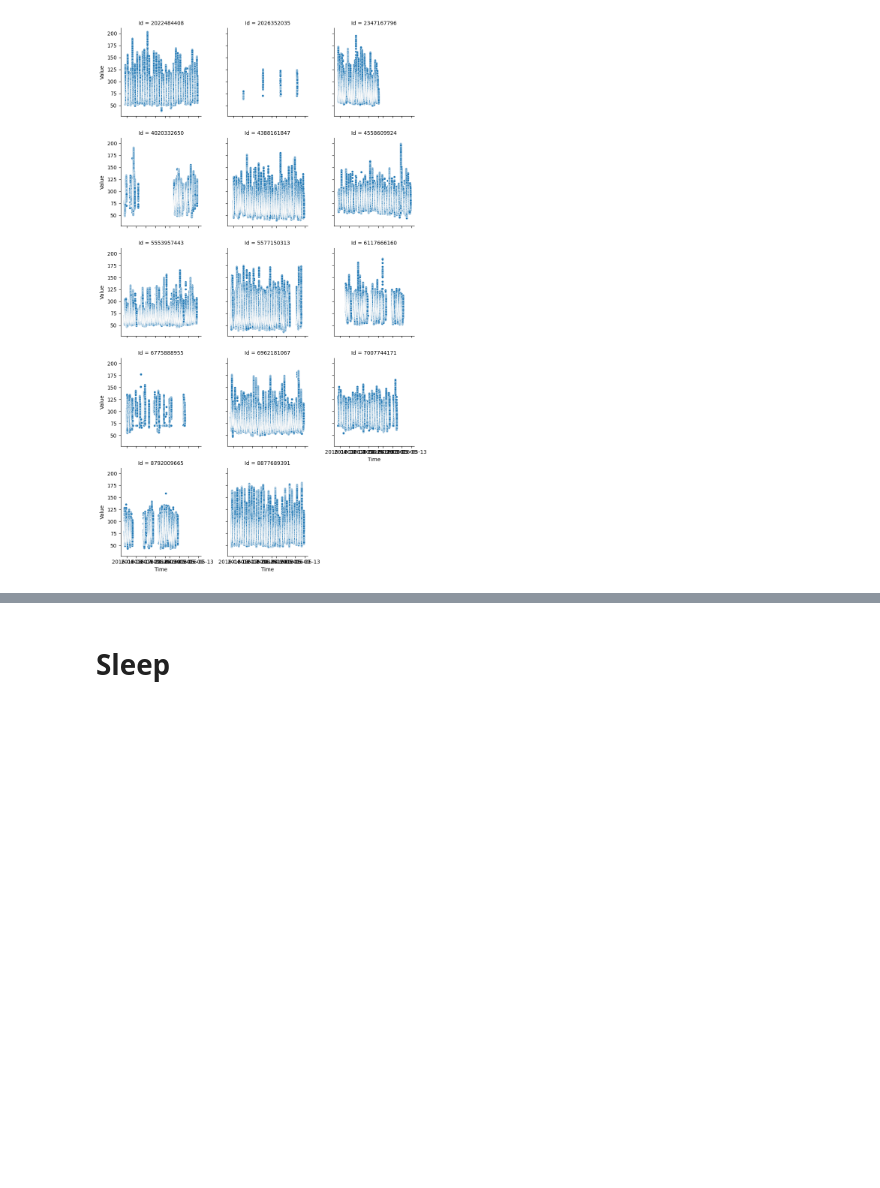
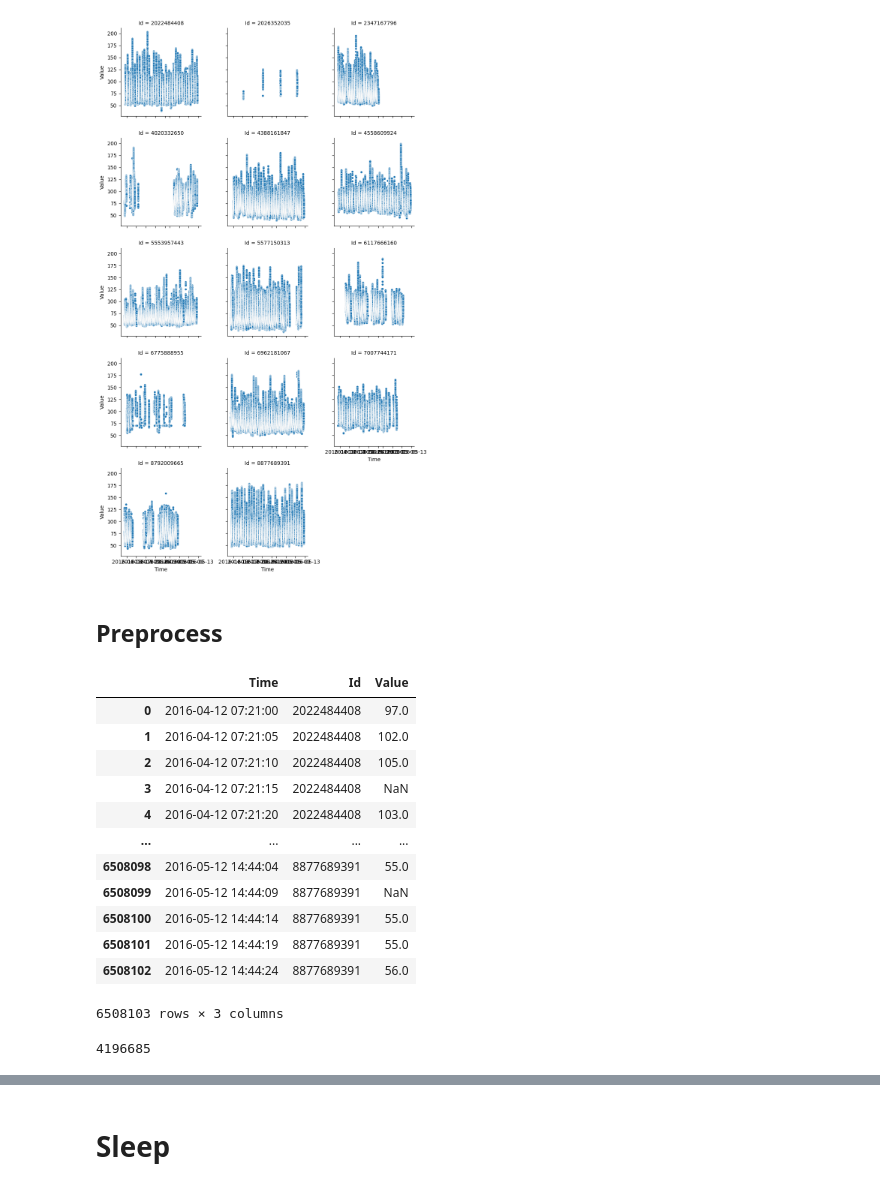
Before and after one commit to claudia-liauw/health-app, a Jupyter notebook: notebooks/0_exploration.ipynb, the cells around one changed output, grey strips where cells are left out. Saved outputs shown, nothing was run; the diff lists cells and outputs as text; code cells hidden in the pictures; blank space fills up the shorter version.

Commit message:
preprocess time series data (reindex, interpolate and create 512 seq)

```diff
--- a/notebooks/0_exploration.ipynb
+++ b/notebooks/0_exploration.ipynb
@@ -28,3 +29,45 @@ g.map_dataframe(sns.scatterplot, x='Time', y='Value', size=10)
 # %% [output]
 <seaborn.axisgrid.FacetGrid at 0x...>
 [figure]
+# %% [markdown]
+## Preprocess
+# %%
+hr_5s_dfs = []
+for id, group_data in hr.groupby('Id'):
+    group_data = group_data.set_index('Time')
+
+    # Create time index with 5s interval
+    min_time = group_data.index.min()
+    max_time = group_data.index.max()
+    new_time_index = pd.date_range(min_time, max_time, freq='5s')
+
+    # Reindex with new time index
+    reindex_group = group_data.reindex(new_time_index, method='nearest', tolerance=pd.Timedelta(4, unit='s'))
+
+    # Reset index and add back ID column
+    reindex_group.reset_index(inplace=True)
+    reindex_group.rename(columns={'index': 'Time'}, inplace=True)
+    reindex_group['Id'] = id
+
+    hr_5s_dfs.append(reindex_group)
+
+hr_5s = pd.concat(hr_5s_dfs).reset_index(drop=True)
+hr_5s
+# %% [output]
+|  | Time | Id | Value |
+| 0 | 2016-04-12 07:21:00 | 2022484408 | 97.0 |
+| 1 | 2016-04-12 07:21:05 | 2022484408 | 102.0 |
+| 2 | 2016-04-12 07:21:10 | 2022484408 | 105.0 |
+| 3 | 2016-04-12 07:21:15 | 2022484408 | NaN |
+| 4 | 2016-04-12 07:21:20 | 2022484408 | 103.0 |
+| ... | ... | ... | ... |
+| 6508098 | 2016-05-12 14:44:04 | 8877689391 | 55.0 |
+| 6508099 | 2016-05-12 14:44:09 | 8877689391 | NaN |
+| 6508100 | 2016-05-12 14:44:14 | 8877689391 | 55.0 |
+| 6508101 | 2016-05-12 14:44:19 | 8877689391 | 55.0 |
+| 6508102 | 2016-05-12 14:44:24 | 8877689391 | 56.0 |
+6508103 rows × 3 columns
+# %%
+hr_5s.Value.isna().sum()
+# %% [output]
+4196685
```
Also changed, not shown: parts of 5 cells of this notebook.
